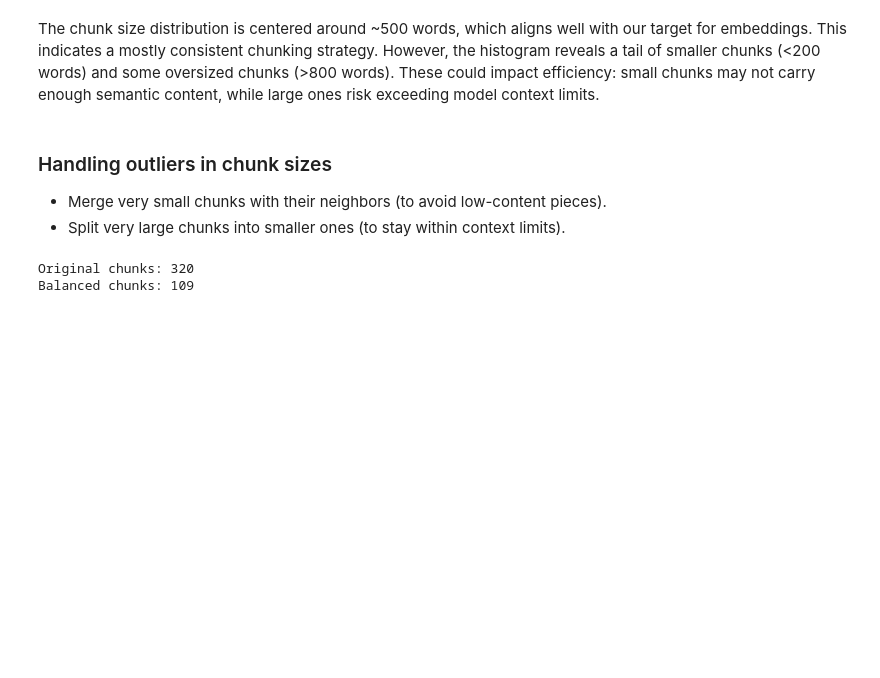
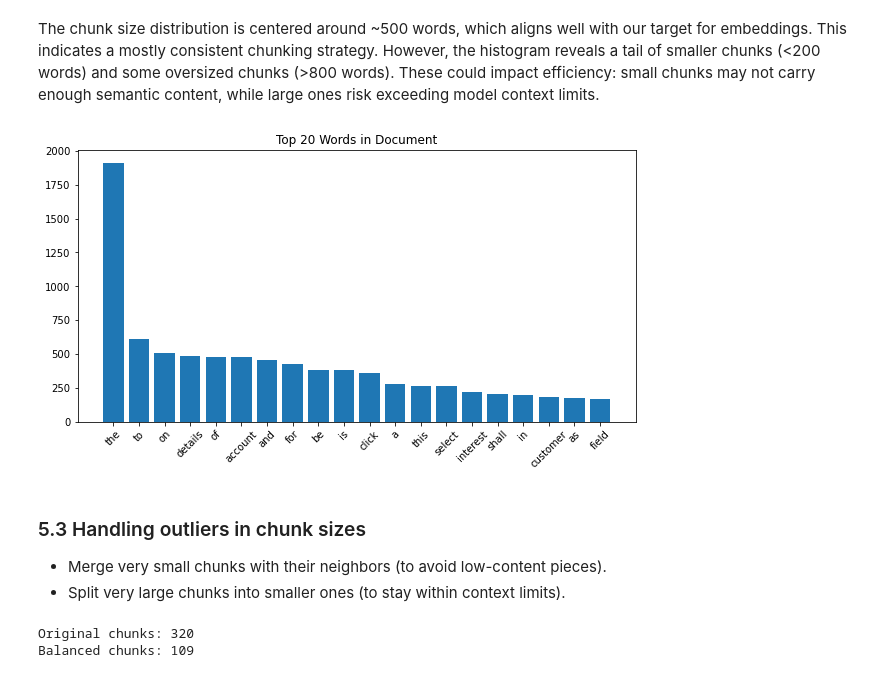
Before and after one commit to jodida01/Group_5_Capstone_Project, a Jupyter notebook: index.ipynb, the cells around one changed output. Cells and saved outputs as stored; diff of their text form; code cells hidden in the pictures; blank space fills up the shorter version.

```diff
--- a/index.ipynb
+++ b/index.ipynb
@@ -88,6 +90,6 @@ def load_docx(file_path):
     return "\n".join([para.text for para in doc.paragraphs if para.text.strip()])
 
 # Use the correct relative path
-text = load_docx(r"Data\SEC5 - OPENING OF ACCOUNTS (004).docx.docx")
+text = load_docx("Data\SEC5 - OPENING OF ACCOUNTS (004).docx")
 print(text[:500])  # preview first 500 characters
 # %% [output]
@@ -391,8 +394,23 @@ plt.show()
 [figure]
 # %% [markdown]
 The chunk size distribution is centered around ~500 words, which aligns well with our target for embeddings. This indicates a mostly consistent chunking strategy. However, the histogram reveals a tail of smaller chunks (<200 words) and some oversized chunks (>800 words). These could impact efficiency: small chunks may not carry enough semantic content, while large ones risk exceeding model context limits.
+# %%
+# Word frequency distribution
+from collections import Counter
+import matplotlib.pyplot as plt
+
+words = [w.lower() for w in text.split() if w.isalpha()]
+word_freq = Counter(words).most_common(20)
+
+plt.figure(figsize=(10,5))
+plt.bar(*zip(*word_freq))
+plt.xticks(rotation=45)
+plt.title("Top 20 Words in Document")
+plt.show()
+# %% [output]
+[figure, added]
 # %% [markdown]
-### Handling outliers in chunk sizes
+### 5.3  Handling outliers in chunk sizes
 - Merge very small chunks with their neighbors (to avoid low-content pieces).
 - Split very large chunks into smaller ones (to stay within context limits).
 # %%
```
Also changed, not shown: parts of 18 cells of this notebook.
